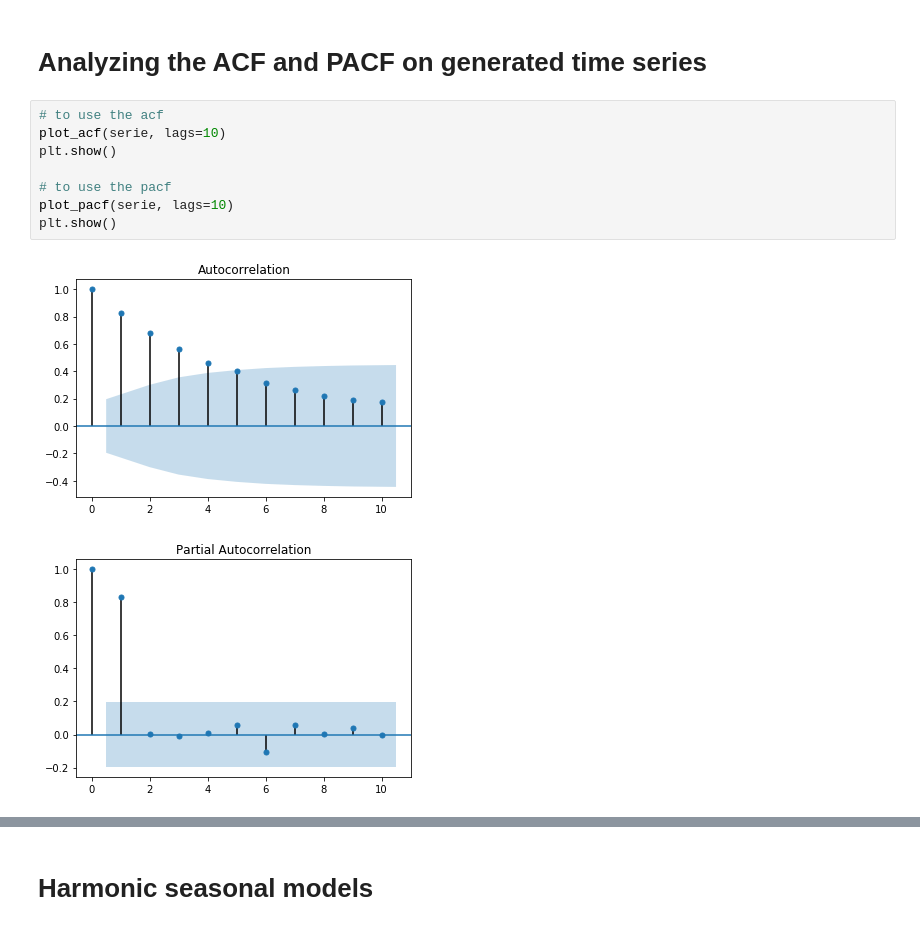
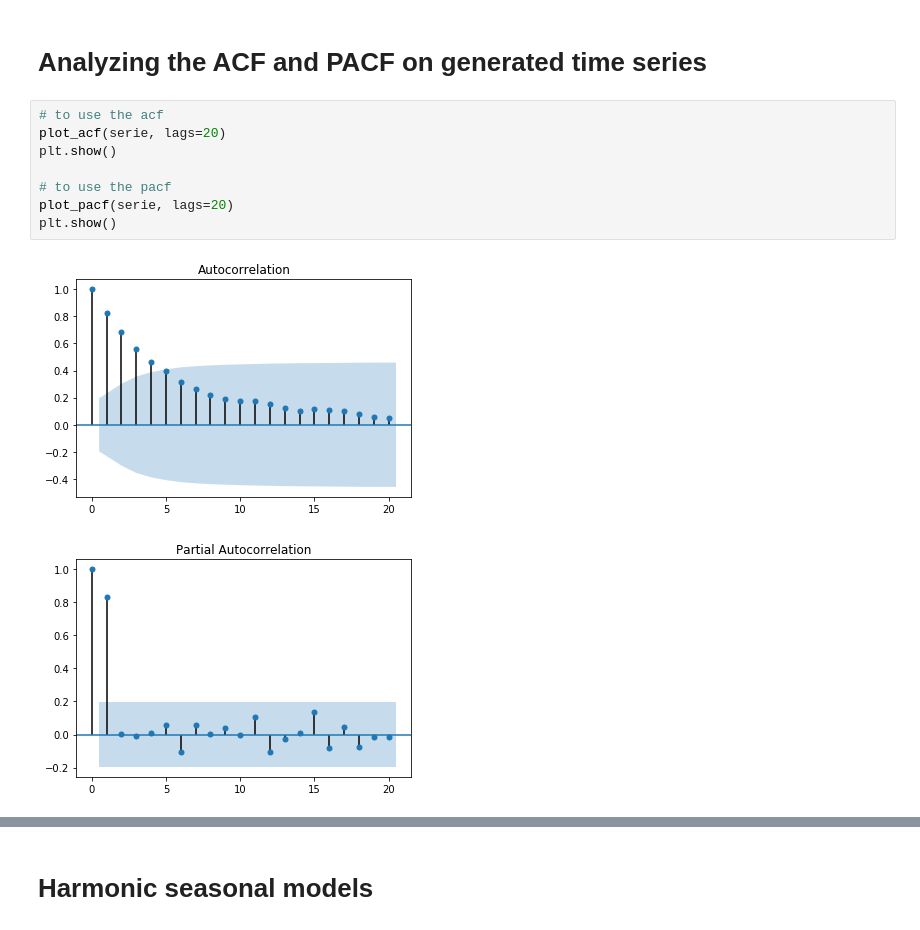
Before and after one commit to jamissonfreitas/IN1167, a Jupyter notebook: Cap5.ipynb, the cells around one changed output, grey strips where cells are left out. Drawn from its saved outputs; the diff is of its cells as text.

```diff
--- a/Cap5.ipynb
+++ b/Cap5.ipynb
@@ -35,12 +47,12 @@ plt.show()
 # Analyzing the ACF and PACF on generated time series
 # %%
 # to use the acf
-plot_acf(serie, lags=10)
+plot_acf(serie, lags=20)
 plt.show()
 
 # to use the pacf
-plot_pacf(serie, lags=10)
+plot_pacf(serie, lags=20)
 plt.show()
 # %% [output]
-[figure, old version]
+[figure, new version]
-[figure, old version]
+[figure, new version]
```
Also changed, not shown: parts of 18 cells of this notebook.
